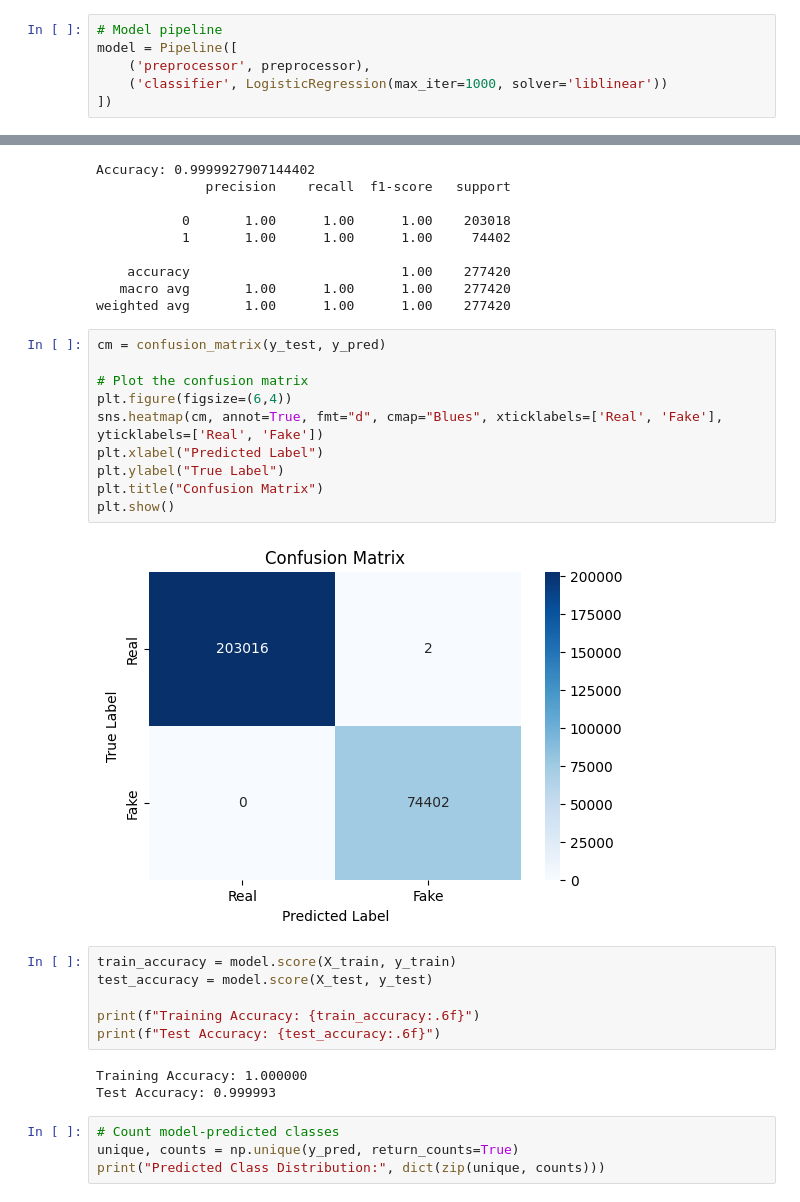
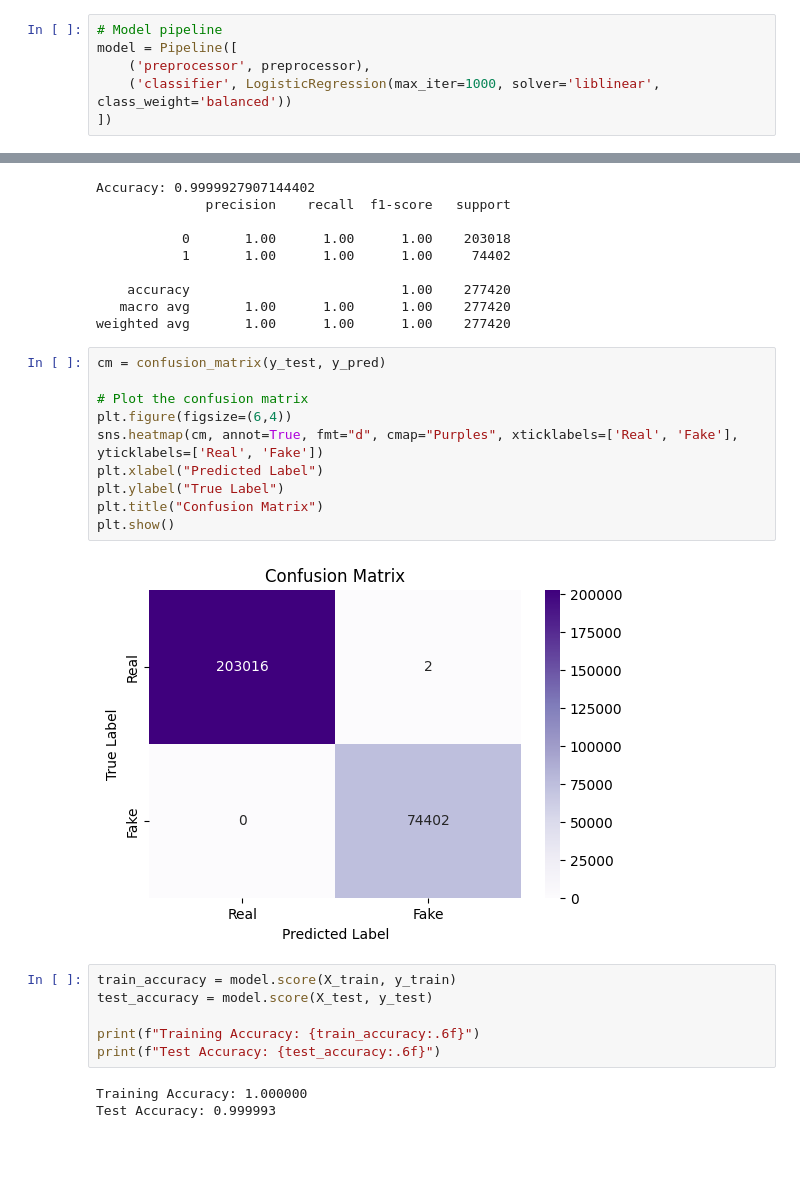
Before and after one commit to olivemideva/Fake-Reviews, a Jupyter notebook: fake_reviews.ipynb, the cells around one changed output, grey strips where cells are left out. Cells and saved outputs as stored; diff of their text form; blank space fills up the shorter version.

Commit message:
Improvements on modelling

```diff
--- a/fake_reviews.ipynb
+++ b/fake_reviews.ipynb
@@ -457,7 +467,7 @@ preprocessor = ColumnTransformer([
 # Model pipeline
 model = Pipeline([
     ('preprocessor', preprocessor),
-    ('classifier', LogisticRegression(max_iter=1000, solver='liblinear'))
+    ('classifier', LogisticRegression(max_iter=1000, solver='liblinear', class_weight='balanced'))
 ])
 # %%
 # Training
@@ -495,15 +506,15 @@ weighted avg       1.00      1.00      1.00    277420
 # %%
 cm = confusion_matrix(y_test, y_pred)
 
 # Plot the confusion matrix
 plt.figure(figsize=(6,4))
-sns.heatmap(cm, annot=True, fmt="d", cmap="Blues", xticklabels=['Real', 'Fake'], yticklabels=['Real', 'Fake'])
+sns.heatmap(cm, annot=True, fmt="d", cmap="Purples", xticklabels=['Real', 'Fake'], yticklabels=['Real', 'Fake'])
 plt.xlabel("Predicted Label")
 plt.ylabel("True Label")
 plt.title("Confusion Matrix")
 plt.show()
 # %% [output]
-[figure, old version]
+[figure, new version]
 # %%
 train_accuracy = model.score(X_train, y_train)
 test_accuracy = model.score(X_test, y_test)
@@ -513,7 +524,3 @@ print(f"Test Accuracy: {test_accuracy:.6f}")
 # %% [output]
 Training Accuracy: 1.000000
 Test Accuracy: 0.999993
-# %%
-# Count model-predicted classes
-unique, counts = np.unique(y_pred, return_counts=True)
-print("Predicted Class Distribution:", dict(zip(unique, counts)))
```
Also changed, not shown: parts of 12 cells of this notebook.
